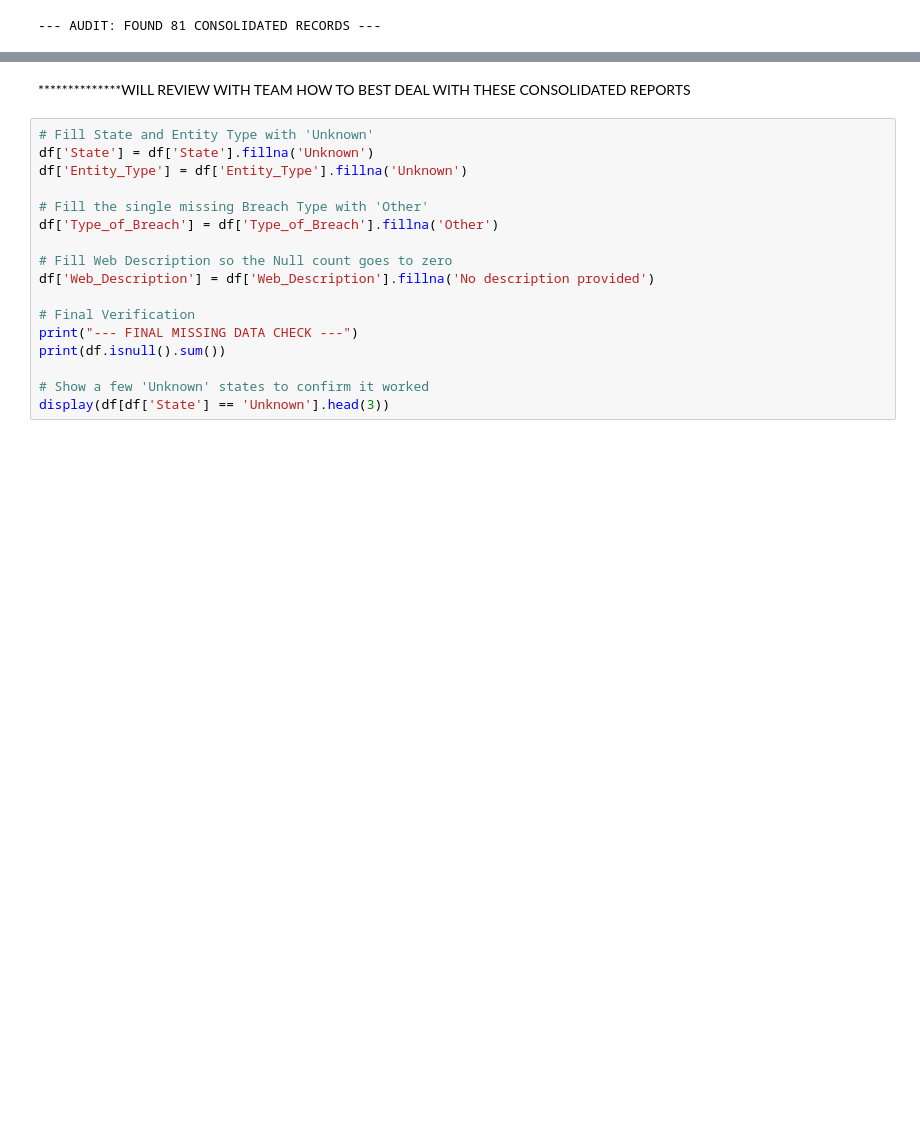
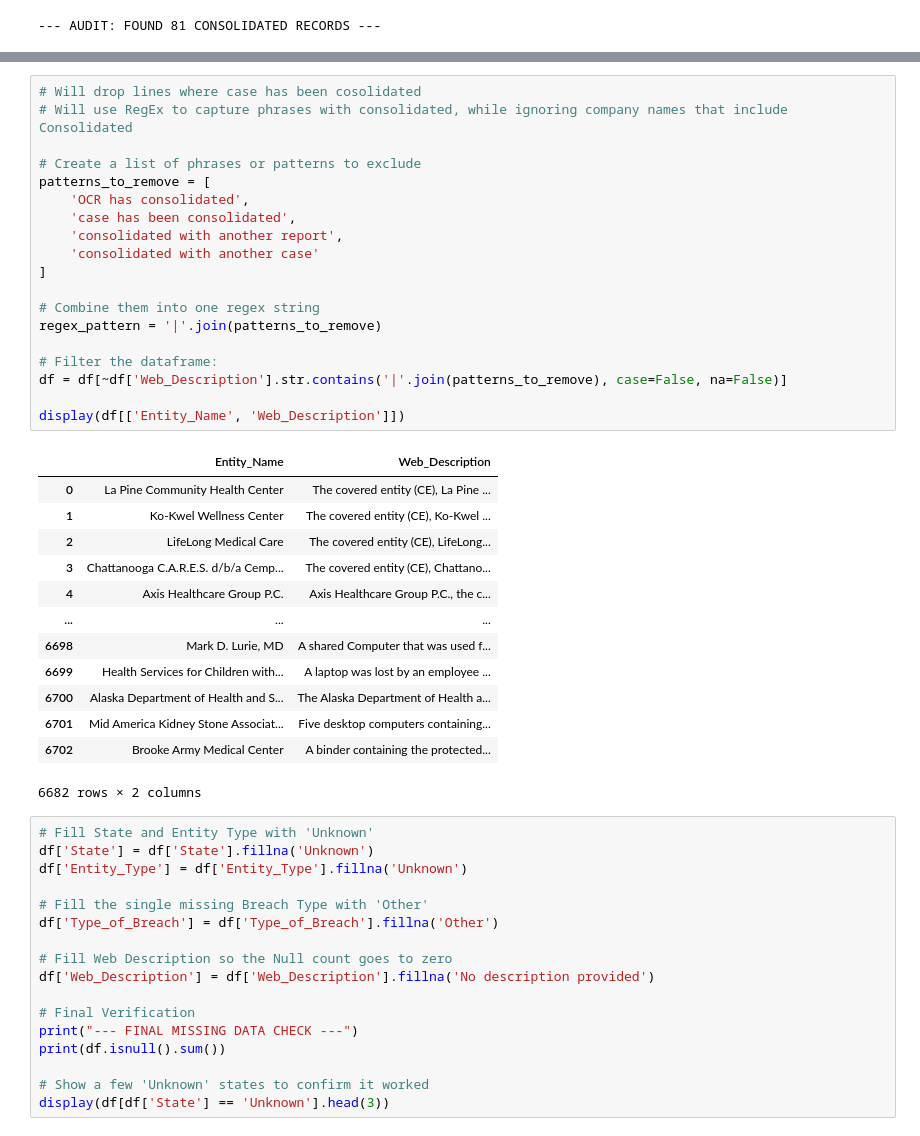
Before and after one commit to austinmallie/ADS599_Capstone, a Jupyter notebook: EDA/Breach_EDA.ipynb, the cells around one changed output, grey strips where cells are left out. Saved outputs shown, nothing was run; the diff lists cells and outputs as text; blank space fills up the shorter version.

```diff
--- a/EDA/Breach_EDA.ipynb
+++ b/EDA/Breach_EDA.ipynb
@@ -173,8 +175,39 @@ display(consolidated_rows[['Entity_Name', 'Entity_Type', 'Web_Description']])
 | 6458 | Henry Ford Hospital | Healthcare Provider | The Henry Ford Health System, the... |
 | 6512 | Henry Ford Hospital | Healthcare Provider | Henry Ford Health System, the cov... |
 81 rows × 3 columns
-# %% [markdown]
-**************WILL REVIEW WITH TEAM HOW TO BEST DEAL WITH THESE CONSOLIDATED REPORTS
+# %%
+# Will drop lines where case has been cosolidated
+# Will use RegEx to capture phrases with consolidated, while ignoring company names that include Consolidated
+
+# Create a list of phrases or patterns to exclude
+patterns_to_remove = [
+    'OCR has consolidated',
+    'case has been consolidated',
+    'consolidated with another report',
+    'consolidated with another case'
+]
+
+# Combine them into one regex string
+regex_pattern = '|'.join(patterns_to_remove)
+
+# Filter the dataframe:
+df = df[~df['Web_Description'].str.contains('|'.join(patterns_to_remove), case=False, na=False)]
+
+display(df[['Entity_Name', 'Web_Description']])
+# %% [output]
+|  | Entity_Name | Web_Description |
+| 0 | La Pine Community Health Center | The covered entity (CE), La Pine ... |
+| 1 | Ko-Kwel Wellness Center | The covered entity (CE), Ko-Kwel ... |
+| 2 | LifeLong Medical Care | The covered entity (CE), LifeLong... |
+| 3 | Chattanooga C.A.R.E.S. d/b/a Cemp... | The covered entity (CE), Chattano... |
+| 4 | Axis Healthcare Group P.C. | Axis Healthcare Group P.C., the c... |
+| ... | ... | ... |
+| 6698 | Mark D. Lurie, MD | A shared Computer that was used f... |
+| 6699 | Health Services for Children with... | A laptop was lost by an employee ... |
+| 6700 | Alaska Department of Health and S... | The Alaska Department of Health a... |
+| 6701 | Mid America Kidney Stone Associat... | Five desktop computers containing... |
+| 6702 | Brooke Army Medical Center | A binder containing the protected... |
+6682 rows × 2 columns
 # %%
 # Fill State and Entity Type with 'Unknown'
 df['State'] = df['State'].fillna('Unknown')
```
Also changed, not shown: parts of 25 cells of this notebook.
